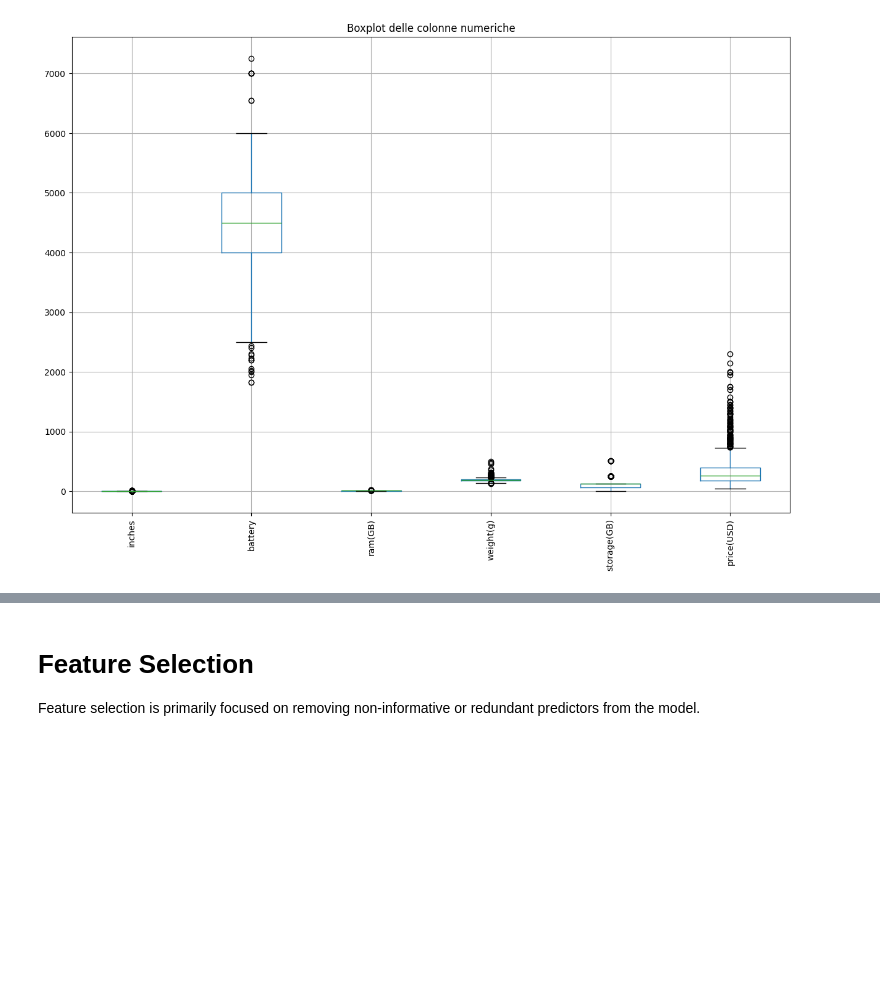
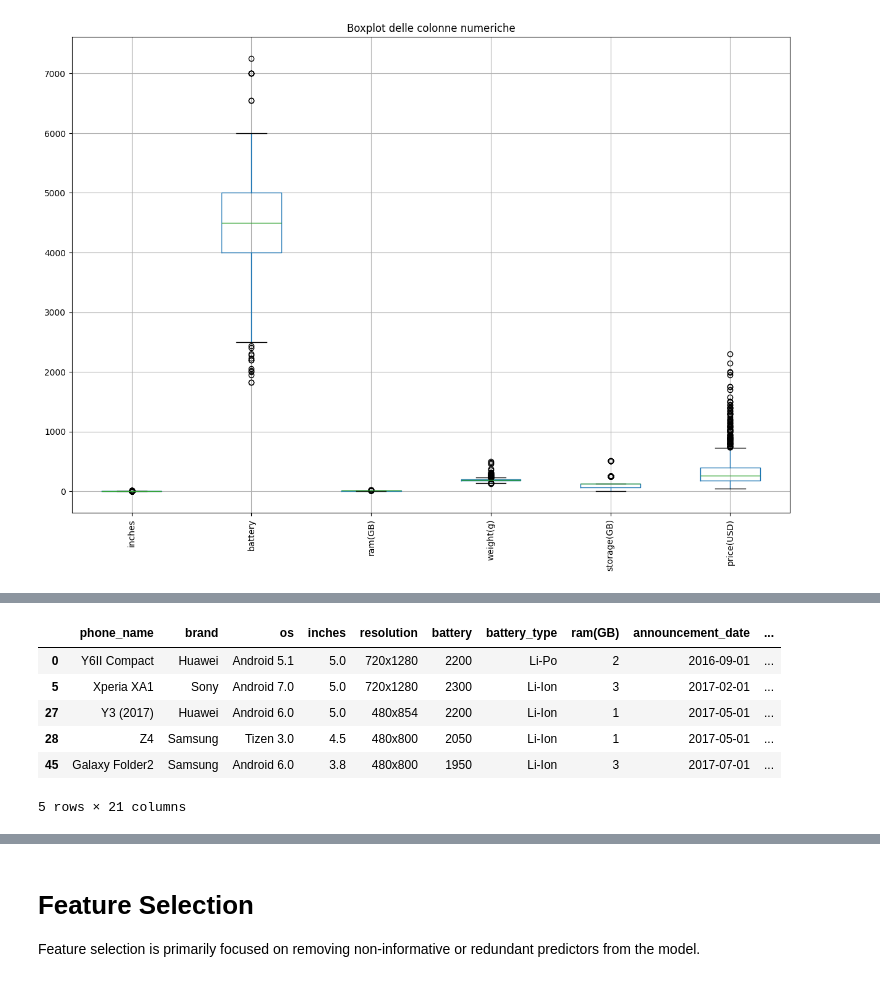
Before and after one commit to vincenzorrei/EDU-FeatureSelection, a Jupyter notebook: main.ipynb, the cells around one changed output, grey strips where cells are left out. Cells and saved outputs as stored; diff of their text form; code cells hidden in the pictures; blank space fills up the shorter version.

Commit message:
Outlier count complete

```diff
--- a/main.ipynb
+++ b/main.ipynb
@@ -176,0 +189,13 @@ plt.show()
+# %%
+# Interquartile range
+def find_outliers(df, column):
+    Q1 = df[column].quantile(0.25)
+    Q3 = df[column].quantile(0.75)
+    IQR = Q3 - Q1
+    lower_bound = Q1 - 1.5 * IQR
+    upper_bound = Q3 + 1.5 * IQR
+    outliers = df[(df[column] < lower_bound) | (df[column] > upper_bound)]
+    return outliers
+
+outliers = {column: find_outliers(X, column) for column in numeric_columns}
+outliers
@@ -176,0 +220,10 @@ plt.show()
+# %%
+outliers['battery'].head(5)
+# %% [output]
+|  | phone_name | brand | os | inches | resolution | battery | battery_type | ram(GB) | announcement_date | ... |
+| 0 | Y6II Compact | Huawei | Android 5.1 | 5.0 | 720x1280 | 2200 | Li-Po | 2 | 2016-09-01 | ... |
+| 5 | Xperia XA1 | Sony | Android 7.0 | 5.0 | 720x1280 | 2300 | Li-Ion | 3 | 2017-02-01 | ... |
+| 27 | Y3 (2017) | Huawei | Android 6.0 | 5.0 | 480x854 | 2200 | Li-Ion | 1 | 2017-05-01 | ... |
+| 28 | Z4 | Samsung | Tizen 3.0 | 4.5 | 480x800 | 2050 | Li-Ion | 1 | 2017-05-01 | ... |
+| 45 | Galaxy Folder2 | Samsung | Android 6.0 | 3.8 | 480x800 | 1950 | Li-Ion | 3 | 2017-07-01 | ... |
+5 rows × 21 columns
```
Also changed, not shown: parts of 3 cells of this notebook.
